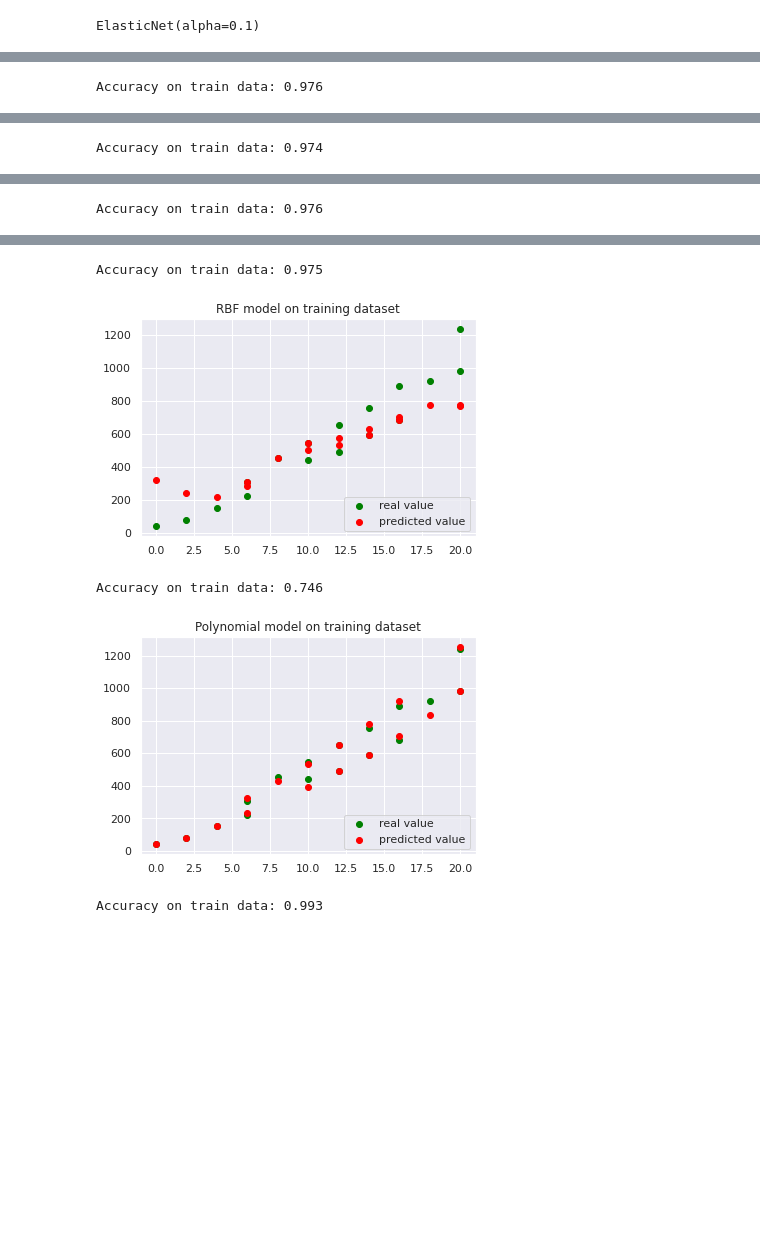
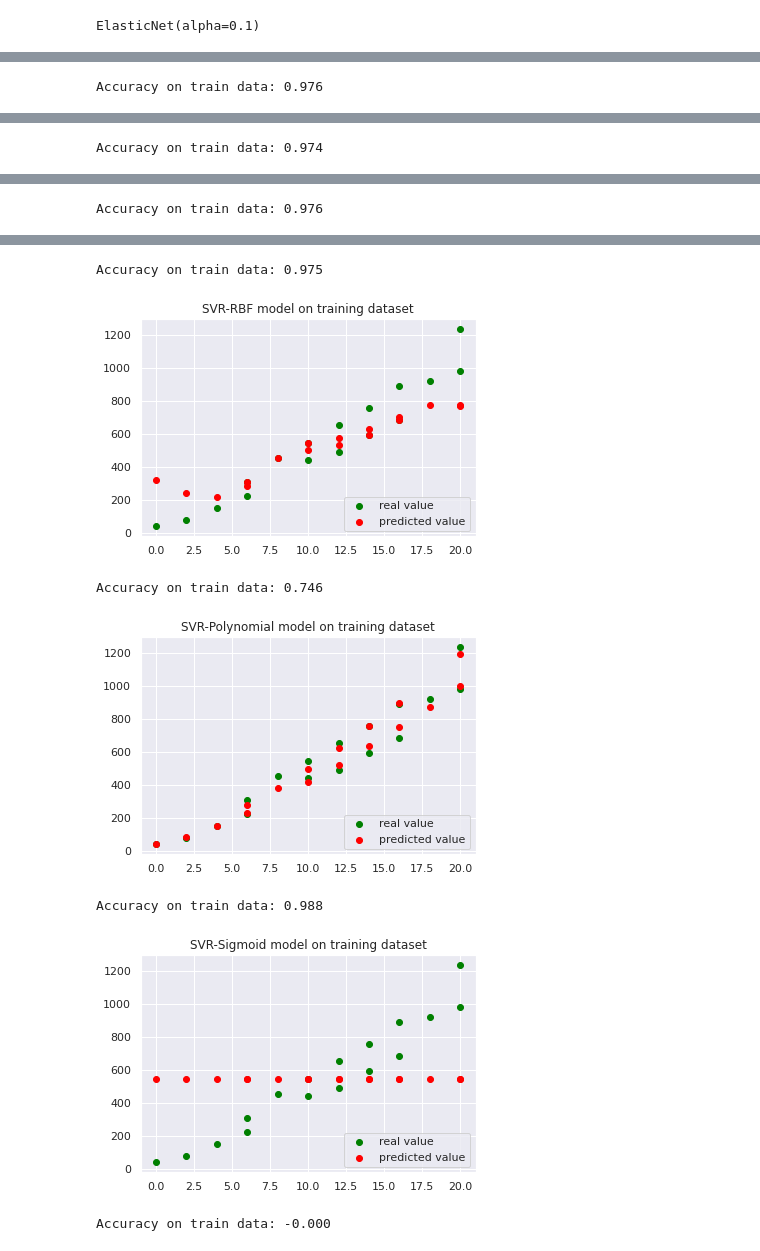
Before and after one commit to ingeniom22/kaggle-chicken-regression, a Jupyter notebook: pkm-22.ipynb, the cells around one changed output, grey strips where cells are left out. Cells and saved outputs as stored; diff of their text form; code cells hidden in the pictures; blank space fills up the shorter version.

```diff
--- a/pkm-22.ipynb
+++ b/pkm-22.ipynb
@@ -62,6 +62,8 @@ from sklearn.svm import SVR
 
 svr_rbf = SVR(kernel="rbf", C=100, gamma=0.1, epsilon=0.1)
 svr_rbf.fit(train_X, train_y)
-svr_poly = SVR(kernel="poly", C=100, gamma="auto", degree=3, epsilon=0.1, coef0=1)
+svr_poly = SVR(kernel="poly", C=100, gamma="scale", degree=3, epsilon=0.1, coef0=1)
 svr_poly.fit(train_X, train_y)
+svr_sig = SVR(kernel="sigmoid", gamma="scale", coef0=0.01)
+svr_sig.fit(train_X, train_y)
 # %% [output]
@@ -76,15 +78,17 @@ models = [
         lasso,
         elastic_net,
         svr_rbf,
-        svr_poly,]
+        svr_poly,
+        svr_sig,]
 
 label = [
         "Linear",
         "Ridge",
-        "Polynomial",
+        "Lasso",
         "Elastic Net",
-        "RBF",
-        "Polynomial",]
+        "SVR-RBF",
+        "SVR-Polynomial",
+        "SVR-Sigmoid",]
 
 for idx, model in enumerate(models):
     plt.scatter(train_X["Age(wk)"], train_y, color="green")
@@ -102,10 +106,12 @@ Accuracy on train data: 0.974
 Accuracy on train data: 0.976
 [figure]
 Accuracy on train data: 0.975
-[figure, old version]
+[figure, new version]
 Accuracy on train data: 0.746
-[figure, old version]
+[figure, new version]
-Accuracy on train data: 0.993
+Accuracy on train data: 0.988
+[figure, added]
+Accuracy on train data: -0.000
 # %%
 for idx, model in enumerate(models):
     plt.scatter(val_X["Age(wk)"], val_y, color="green")
```
Also changed, not shown: parts of 4 cells of this notebook.
